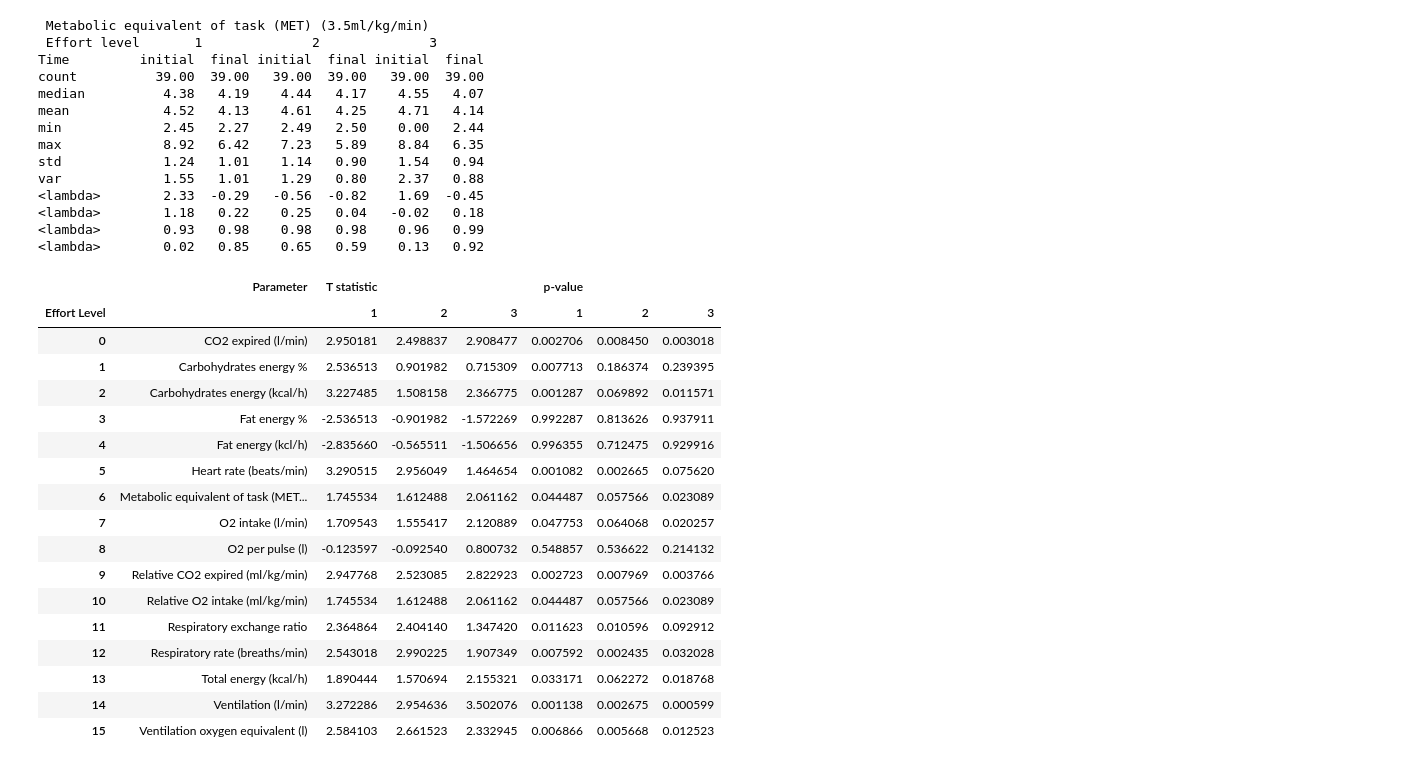
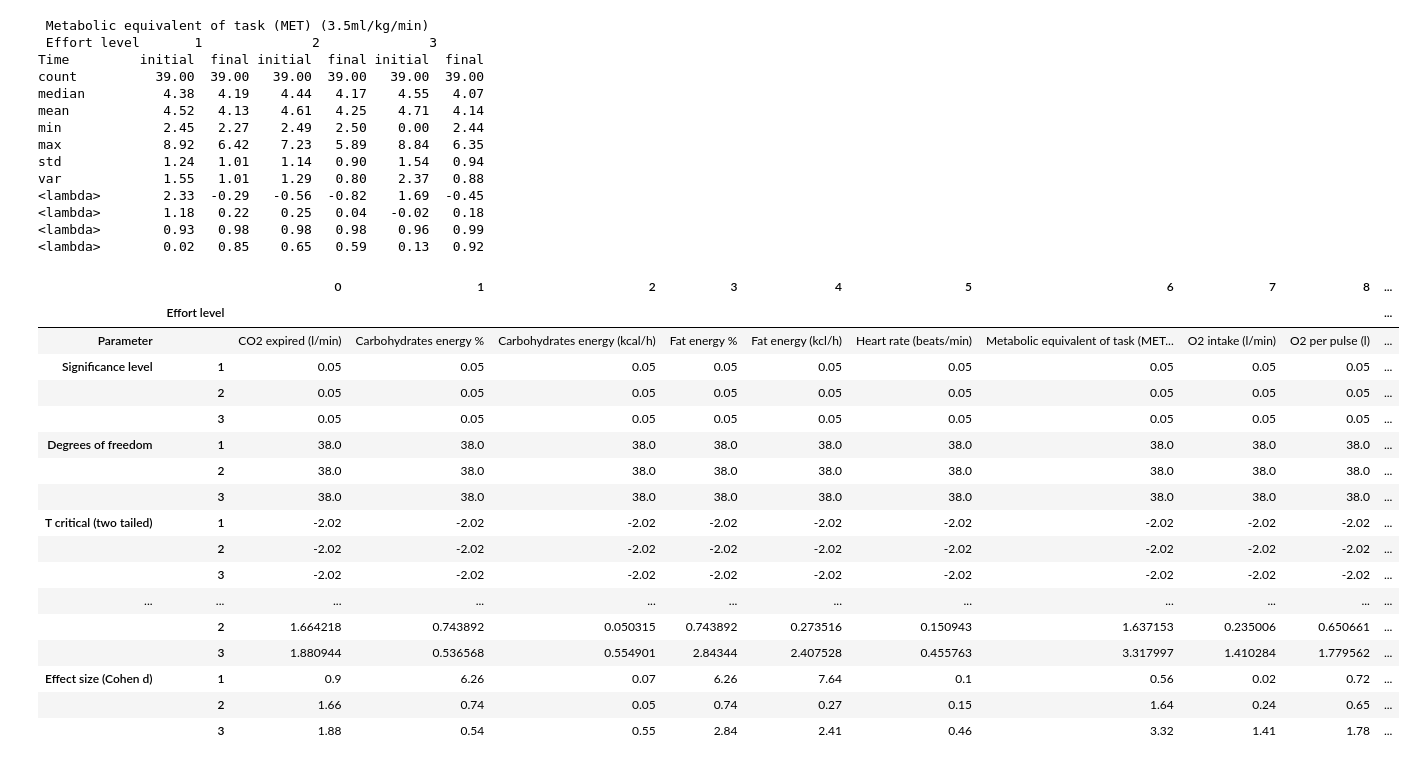
Before and after one commit to subthalamic/subthalamic, a Jupyter notebook: obesity/aero.ipynb, the cells around one changed output. Drawn from its saved outputs; the diff is of its cells as text; code cells hidden in the pictures.

Commit message:
aeroscan effect size and levene test

```diff
--- a/obesity/aero.ipynb
+++ b/obesity/aero.ipynb
@@ -234,38 +242,37 @@ var             1.55   1.01    1.29   0.80    2.37   0.88
 # %%
-lev_ttest_res = pd.DataFrame(data=9.9,
+lev_ttest_res = pd.DataFrame(data=9,
                              index=range(48),
-                             columns=['Parameter', 'Effort Level',
-                                      'T statistic', 'p-value'])
+                             columns=['Parameter', 'Effort level',
+                                      'Significance level',
+                                      'Degrees of freedom',
+                                      'T critical (two tailed)',
+                                      'T statistic', 'T test p-value (two-tailed)',
+                                      'Levene statistic', 'Levene p-value',
+                                      'Effect size (Cohen d)'])
+lev_ttest_res['Significance level'] = 0.05
 # %%
 k = 0
 for i, j in aml.groupby(['parameter', 'Effort level'], sort=False):
     t_pair = j.pivot(columns='Time', values='value', index='ID').reset_index()
-    t_res = st.ttest_rel(t_pair.initial, t_pair.final, alternative='greater')
+    t_res = st.ttest_rel(t_pair.initial, t_pair.final, alternative='two-sided')
+    levene = st.levene(t_pair.initial, t_pair.final)
+    cohen = cohen_glass_hedges(t_pair.initial, t_pair.final)
     lev_ttest_res.loc[k, 'Parameter'] = i[0]
-    lev_ttest_res.loc[k, 'Effort Level'] = i[1]
-    lev_ttest_res.loc[k, 'T statistic'] = t_res[0]
-    lev_ttest_res.loc[k, 'p-value'] = t_res[1]
+    lev_ttest_res.loc[k, 'Effort level'] = i[1]
+    lev_ttest_res.loc[k, 'Degrees of freedom'] = len(t_pair.initial) - 1
+    lev_ttest_res.loc[k, 'T critical (two tailed)'] = st.t.ppf(0.025, len(t_pair.initial) - 1).round(2)
+    lev_ttest_res.loc[k, 'T statistic'] = t_res[0].round(2)
+    lev_ttest_res.loc[k, 'T test p-value (two-tailed)'] = t_res[1]
+    lev_ttest_res.loc[k, 'Levene statistic'] = levene[0].round(2)
+    lev_ttest_res.loc[k, 'Levene p-value'] = levene[0]
+    lev_ttest_res.loc[k, 'Effect size (Cohen d)'] = levene[0].round(2)
     k += 1
     #print('\n', i[0], 'Level ', i[1], '\n', st.ttest_rel(t3.initial, t3.final))
-lev_ttest_res.pivot(columns='Effort Level',
-                    index='Parameter',
-                    values=['T statistic', 'p-value']).reset_index()
+results_df = lev_ttest_res.pivot(columns='Effort level',
+                                 index='Parameter',
+                                 values=['Significance level',
+                                         'Degrees of freedom',
+                                         'T critical (two tailed)',
+                                         'T statistic', 'T test p-value (two-tailed)',
+                                         'Levene statistic', 'Levene p-value',
+                                         'Effect size (Cohen d)']).reset_index().T
-# %% [output]
-|  | Parameter | T statistic |  |  | p-value |  |  |
-| Effort Level |  | 1 | 2 | 3 | 1 | 2 | 3 |
-| 0 | CO2 expired (l/min) | 2.950181 | 2.498837 | 2.908477 | 0.002706 | 0.008450 | 0.003018 |
-| 1 | Carbohydrates energy % | 2.536513 | 0.901982 | 0.715309 | 0.007713 | 0.186374 | 0.239395 |
-| 2 | Carbohydrates energy (kcal/h) | 3.227485 | 1.508158 | 2.366775 | 0.001287 | 0.069892 | 0.011571 |
-| 3 | Fat energy % | -2.536513 | -0.901982 | -1.572269 | 0.992287 | 0.813626 | 0.937911 |
-| 4 | Fat energy (kcl/h) | -2.835660 | -0.565511 | -1.506656 | 0.996355 | 0.712475 | 0.929916 |
-| 5 | Heart rate (beats/min) | 3.290515 | 2.956049 | 1.464654 | 0.001082 | 0.002665 | 0.075620 |
-| 6 | Metabolic equivalent of task (MET... | 1.745534 | 1.612488 | 2.061162 | 0.044487 | 0.057566 | 0.023089 |
-| 7 | O2 intake (l/min) | 1.709543 | 1.555417 | 2.120889 | 0.047753 | 0.064068 | 0.020257 |
-| 8 | O2 per pulse (l) | -0.123597 | -0.092540 | 0.800732 | 0.548857 | 0.536622 | 0.214132 |
-| 9 | Relative CO2 expired (ml/kg/min) | 2.947768 | 2.523085 | 2.822923 | 0.002723 | 0.007969 | 0.003766 |
-| 10 | Relative O2 intake (ml/kg/min) | 1.745534 | 1.612488 | 2.061162 | 0.044487 | 0.057566 | 0.023089 |
-| 11 | Respiratory exchange ratio | 2.364864 | 2.404140 | 1.347420 | 0.011623 | 0.010596 | 0.092912 |
-| 12 | Respiratory rate (breaths/min) | 2.543018 | 2.990225 | 1.907349 | 0.007592 | 0.002435 | 0.032028 |
-| 13 | Total energy (kcal/h) | 1.890444 | 1.570694 | 2.155321 | 0.033171 | 0.062272 | 0.018768 |
-| 14 | Ventilation (l/min) | 3.272286 | 2.954636 | 3.502076 | 0.001138 | 0.002675 | 0.000599 |
-| 15 | Ventilation oxygen equivalent (l) | 2.584103 | 2.661523 | 2.332945 | 0.006866 | 0.005668 | 0.012523 |
@@ -279,0 +283,21 @@ lev_ttest_res.pivot(columns='Effort Level',
+# %%
+results_df
+# %% [output]
+|  |  | 0 | 1 | 2 | 3 | 4 | 5 | 6 | 7 | 8 | ... |
+|  | Effort level |  |  |  |  |  |  |  |  |  | ... |
+| Parameter |  | CO2 expired (l/min) | Carbohydrates energy % | Carbohydrates energy (kcal/h) | Fat energy % | Fat energy (kcl/h) | Heart rate (beats/min) | Metabolic equivalent of task (MET... | O2 intake (l/min) | O2 per pulse (l) | ... |
+| Significance level | 1 | 0.05 | 0.05 | 0.05 | 0.05 | 0.05 | 0.05 | 0.05 | 0.05 | 0.05 | ... |
+|  | 2 | 0.05 | 0.05 | 0.05 | 0.05 | 0.05 | 0.05 | 0.05 | 0.05 | 0.05 | ... |
+|  | 3 | 0.05 | 0.05 | 0.05 | 0.05 | 0.05 | 0.05 | 0.05 | 0.05 | 0.05 | ... |
+| Degrees of freedom | 1 | 38.0 | 38.0 | 38.0 | 38.0 | 38.0 | 38.0 | 38.0 | 38.0 | 38.0 | ... |
+|  | 2 | 38.0 | 38.0 | 38.0 | 38.0 | 38.0 | 38.0 | 38.0 | 38.0 | 38.0 | ... |
+|  | 3 | 38.0 | 38.0 | 38.0 | 38.0 | 38.0 | 38.0 | 38.0 | 38.0 | 38.0 | ... |
+| T critical (two tailed) | 1 | -2.02 | -2.02 | -2.02 | -2.02 | -2.02 | -2.02 | -2.02 | -2.02 | -2.02 | ... |
+|  | 2 | -2.02 | -2.02 | -2.02 | -2.02 | -2.02 | -2.02 | -2.02 | -2.02 | -2.02 | ... |
+|  | 3 | -2.02 | -2.02 | -2.02 | -2.02 | -2.02 | -2.02 | -2.02 | -2.02 | -2.02 | ... |
+| ... | ... | ... | ... | ... | ... | ... | ... | ... | ... | ... | ... |
+|  | 2 | 1.664218 | 0.743892 | 0.050315 | 0.743892 | 0.273516 | 0.150943 | 1.637153 | 0.235006 | 0.650661 | ... |
+|  | 3 | 1.880944 | 0.536568 | 0.554901 | 2.84344 | 2.407528 | 0.455763 | 3.317997 | 1.410284 | 1.779562 | ... |
+| Effect size (Cohen d) | 1 | 0.9 | 6.26 | 0.07 | 6.26 | 7.64 | 0.1 | 0.56 | 0.02 | 0.72 | ... |
+|  | 2 | 1.66 | 0.74 | 0.05 | 0.74 | 0.27 | 0.15 | 1.64 | 0.24 | 0.65 | ... |
+|  | 3 | 1.88 | 0.54 | 0.55 | 2.84 | 2.41 | 0.46 | 3.32 | 1.41 | 1.78 | ... |
```
Also changed, not shown: parts of 4 cells of this notebook, 1 other file.
